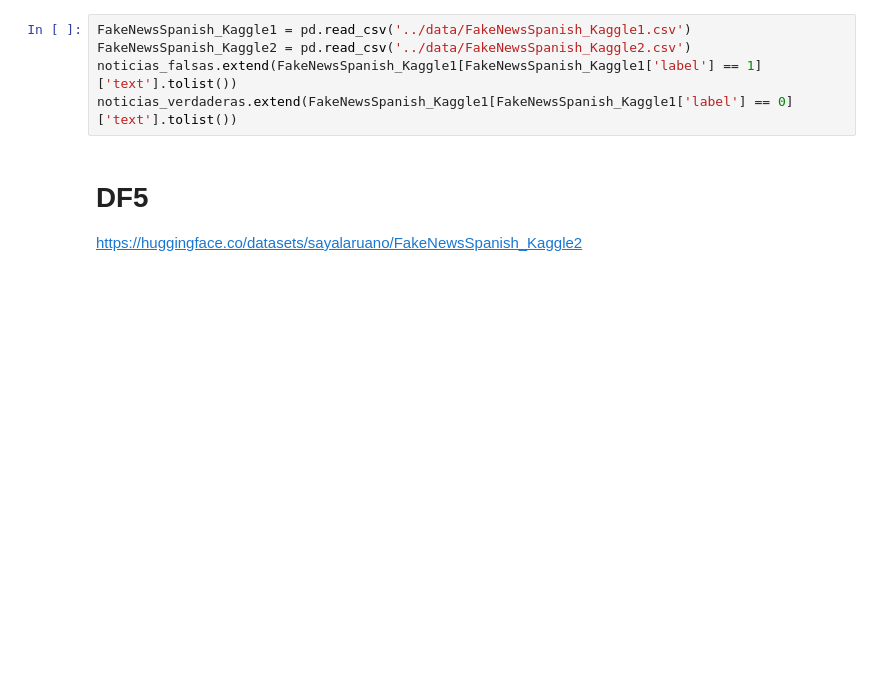
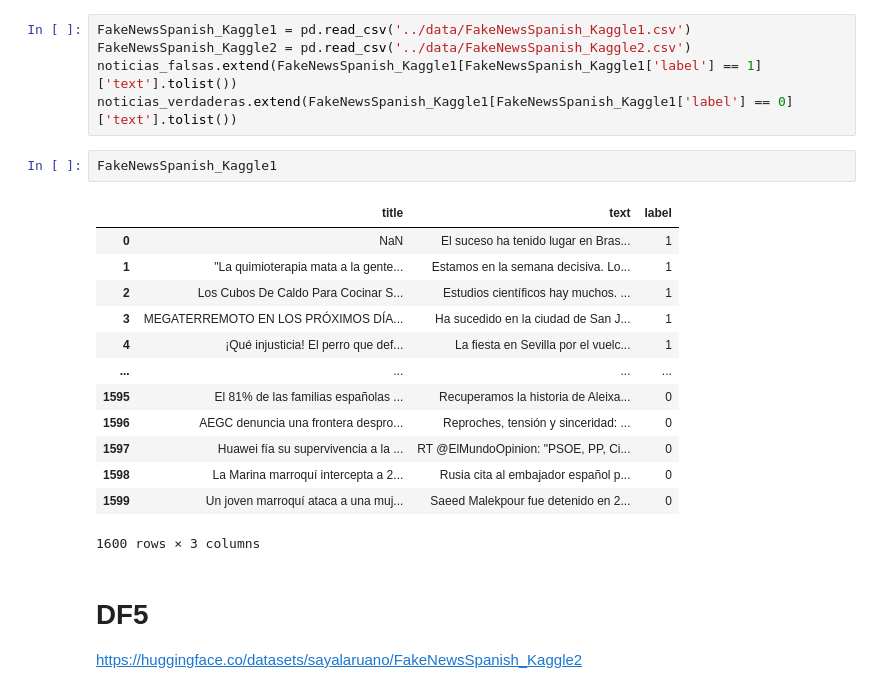
Before and after one commit to AlejandroFeriaGonzalez/SilkNews, a Jupyter notebook: src/notebooks/load_data.ipynb, the cells around one changed output. Saved outputs shown, nothing was run; the diff lists cells and outputs as text; blank space fills up the shorter version.

```diff
--- a/src/notebooks/load_data.ipynb
+++ b/src/notebooks/load_data.ipynb
@@ -51,6 +51,22 @@ FakeNewsSpanish_Kaggle1 = pd.read_csv('../data/FakeNewsSpanish_Kaggle1.csv')
 FakeNewsSpanish_Kaggle2 = pd.read_csv('../data/FakeNewsSpanish_Kaggle2.csv')
 noticias_falsas.extend(FakeNewsSpanish_Kaggle1[FakeNewsSpanish_Kaggle1['label'] == 1]['text'].tolist())
 noticias_verdaderas.extend(FakeNewsSpanish_Kaggle1[FakeNewsSpanish_Kaggle1['label'] == 0]['text'].tolist())
+# %%
+FakeNewsSpanish_Kaggle1
+# %% [output]
+|  | title | text | label |
+| 0 | NaN | El suceso ha tenido lugar en Bras... | 1 |
+| 1 | "La quimioterapia mata a la gente... | Estamos en la semana decisiva. Lo... | 1 |
+| 2 | Los Cubos De Caldo Para Cocinar S... | Estudios científicos hay muchos. ... | 1 |
+| 3 | MEGATERREMOTO EN LOS PRÓXIMOS DÍA... | Ha sucedido en la ciudad de San J... | 1 |
+| 4 | ¡Qué injusticia! El perro que def... | La fiesta en Sevilla por el vuelc... | 1 |
+| ... | ... | ... | ... |
+| 1595 | El 81% de las familias españolas ... | Recuperamos la historia de Aleixa... | 0 |
+| 1596 | AEGC denuncia una frontera despro... | Reproches, tensión y sinceridad: ... | 0 |
+| 1597 | Huawei fía su supervivencia a la ... | RT @ElMundoOpinion: "PSOE, PP, Ci... | 0 |
+| 1598 | La Marina marroquí intercepta a 2... | Rusia cita al embajador español p... | 0 |
+| 1599 | Un joven marroquí ataca a una muj... | Saeed Malekpour fue detenido en 2... | 0 |
+1600 rows × 3 columns
 # %% [markdown]
 # DF5
 https://huggingface.co/datasets/sayalaruano/FakeNewsSpanish_Kaggle2
```
Also changed, not shown: parts of 1 cell of this notebook, 2 other files.
